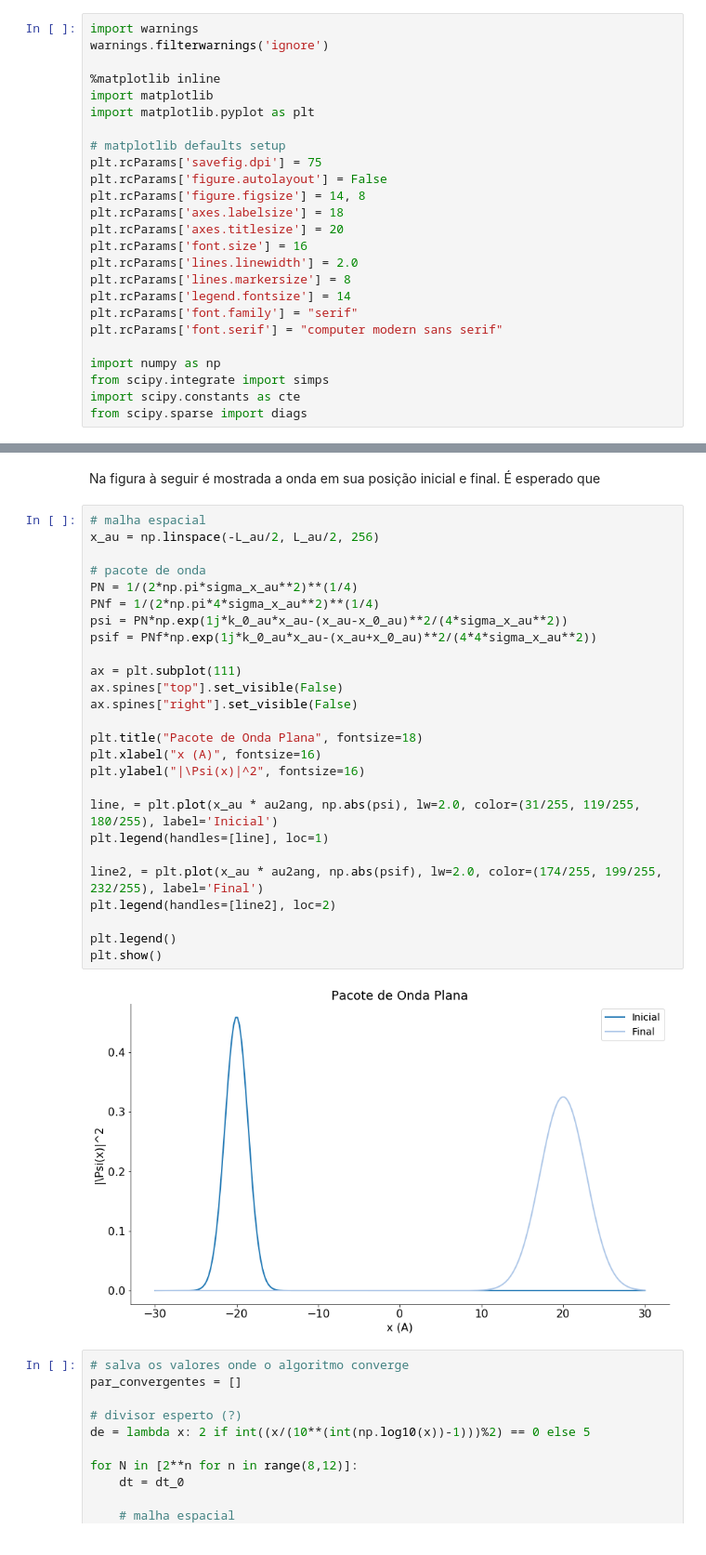
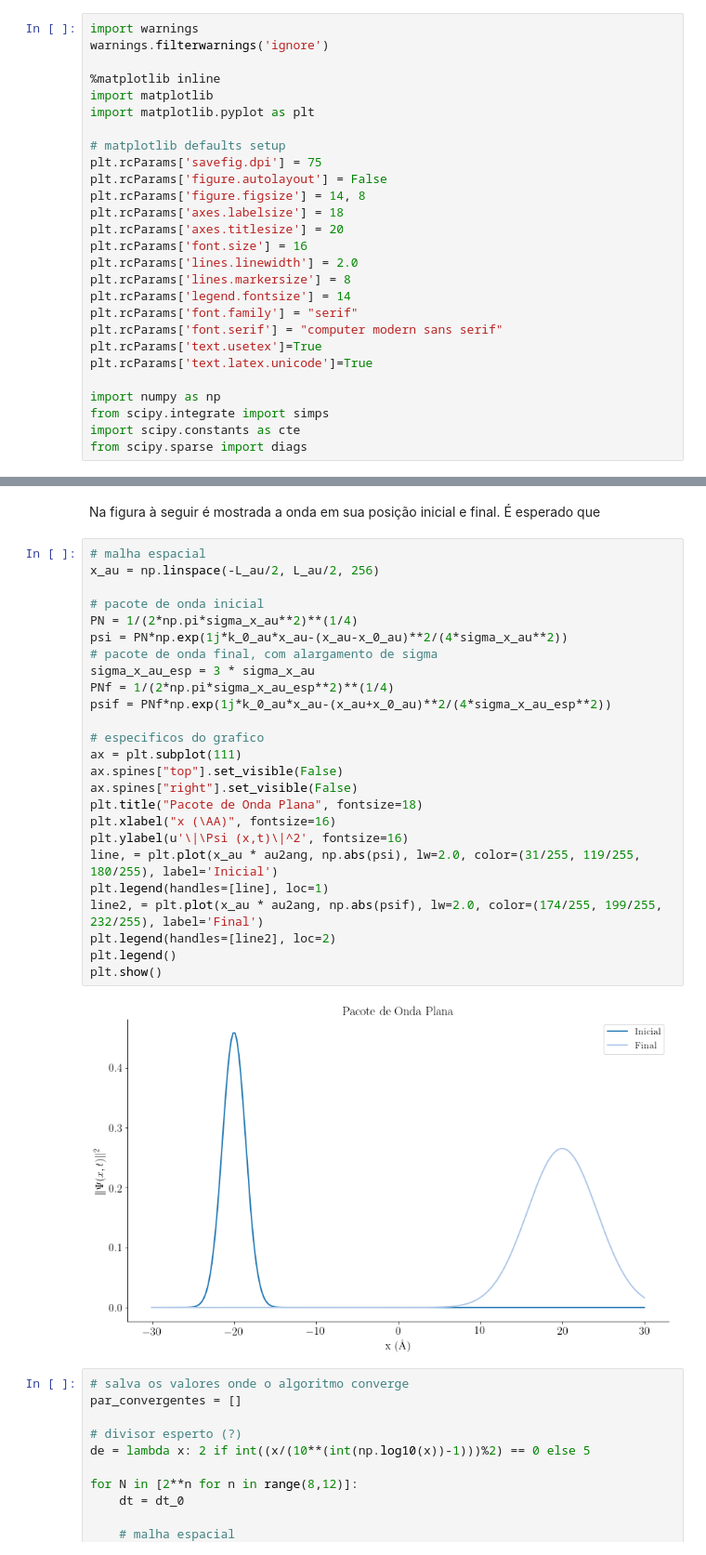
Before and after one commit to thiagolcmelo/benchmark, a Jupyter notebook: onda_plana_diferencas_finitas.ipynb, the cells around one changed output, grey strips where cells are left out. Shown: that part at 93% size. Saved outputs shown, nothing was run; the diff lists cells and outputs as text.

```diff
--- a/onda_plana_diferencas_finitas.ipynb
+++ b/onda_plana_diferencas_finitas.ipynb
@@ -41,6 +41,8 @@ plt.rcParams['lines.markersize'] = 8
 plt.rcParams['legend.fontsize'] = 14
 plt.rcParams['font.family'] = "serif"
 plt.rcParams['font.serif'] = "computer modern sans serif"
+plt.rcParams['text.usetex']=True
+plt.rcParams['text.latex.unicode']=True
 
 import numpy as np
 from scipy.integrate import simps
@@ -78,31 +80,30 @@ Na figura à seguir é mostrada a onda em sua posição inicial e final. É espe
 # %%
 # malha espacial
 x_au = np.linspace(-L_au/2, L_au/2, 256)
 
-# pacote de onda
+# pacote de onda inicial
 PN = 1/(2*np.pi*sigma_x_au**2)**(1/4)
-PNf = 1/(2*np.pi*4*sigma_x_au**2)**(1/4)
 psi = PN*np.exp(1j*k_0_au*x_au-(x_au-x_0_au)**2/(4*sigma_x_au**2))
-psif = PNf*np.exp(1j*k_0_au*x_au-(x_au+x_0_au)**2/(4*4*sigma_x_au**2))
+# pacote de onda final, com alargamento de sigma
+sigma_x_au_esp = 3 * sigma_x_au
+PNf = 1/(2*np.pi*sigma_x_au_esp**2)**(1/4)
+psif = PNf*np.exp(1j*k_0_au*x_au-(x_au+x_0_au)**2/(4*sigma_x_au_esp**2))
 
+# especificos do grafico
 ax = plt.subplot(111)
 ax.spines["top"].set_visible(False)
 ax.spines["right"].set_visible(False)
-
 plt.title("Pacote de Onda Plana", fontsize=18)
-plt.xlabel("x (A)", fontsize=16)
-plt.ylabel("|\Psi(x)|^2", fontsize=16)
-
+plt.xlabel("x (\AA)", fontsize=16)
+plt.ylabel(u'\|\Psi (x,t)\|^2', fontsize=16)
 line, = plt.plot(x_au * au2ang, np.abs(psi), lw=2.0, color=(31/255, 119/255, 180/255), label='Inicial')
 plt.legend(handles=[line], loc=1)
-
 line2, = plt.plot(x_au * au2ang, np.abs(psif), lw=2.0, color=(174/255, 199/255, 232/255), label='Final')
 plt.legend(handles=[line2], loc=2)
-
 plt.legend()
 plt.show()
 # %% [output]
-[figure, old version]
+[figure, new version]
 # %%
 # salva os valores onde o algoritmo converge
 par_convergentes = []
```
Also changed, not shown: parts of 1 cell of this notebook, 8 other files.
